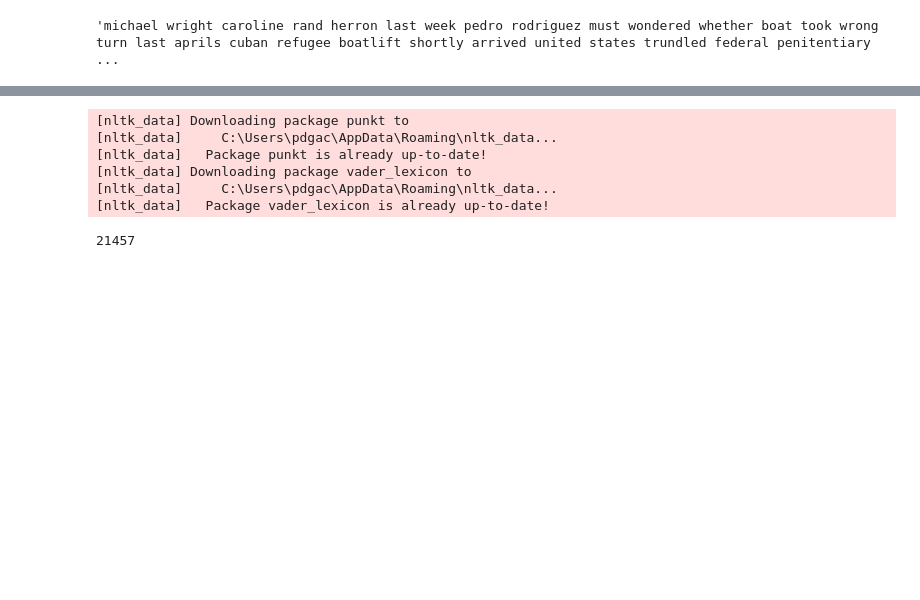
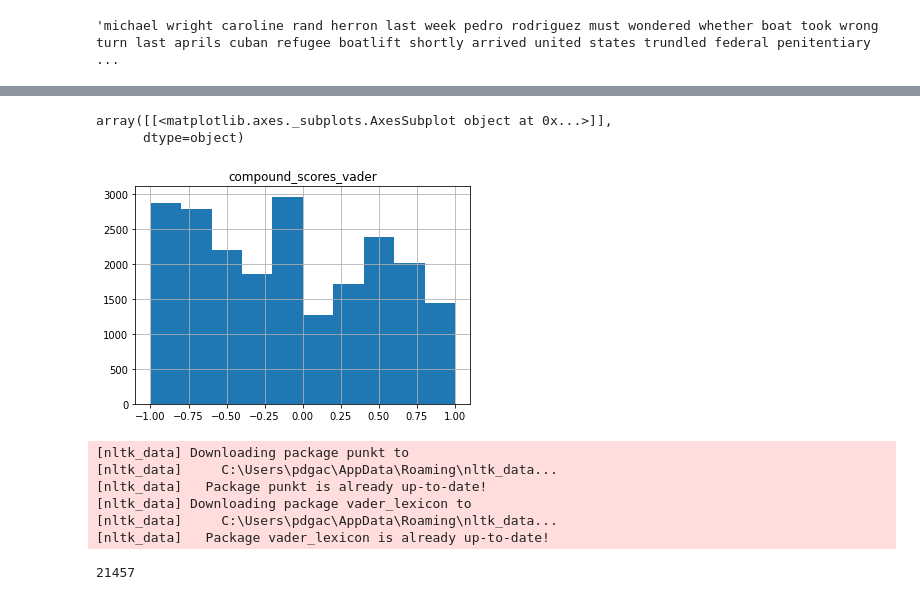
Before and after one commit to gcarvajal1222/Sentiment-Analysis-NYT-Immigration-Articles, a Jupyter notebook: NYT API python Sentiment Analysis.ipynb, the cells around one changed output, grey strips where cells are left out. Saved outputs shown, nothing was run; the diff lists cells and outputs as text; code cells hidden in the pictures; blank space fills up the shorter version.

Commit message:
Update vader sentiment to 0.05

```diff
--- a/NYT API python Sentiment Analysis.ipynb
+++ b/NYT API python Sentiment Analysis.ipynb
@@ -222,4 +202,4 @@ sentiment_scores = []
 for i in range(len(clean_text)):
     sentiment_scores.append(sentiment_analyzer_scores(clean_text[i]))
 # %%
-df['sentiment_scores'] = sentiment_scores
+df['sentiment_scores_vader'] = sentiment_scores
@@ -246,0 +206,24 @@ df
+# %%
+compound_scores = []
+for i in range(len(sentiment_scores)):
+    compound_scores.append(sentiment_scores[i]['compound'])
+
+neg_scores = []
+for i in range(len(sentiment_scores)):
+    neg_scores.append(sentiment_scores[i]['neg'])
+
+pos_scores = []
+for i in range(len(sentiment_scores)):
+    pos_scores.append(sentiment_scores[i]['pos'])
+# %%
+df['compound_scores_vader'] = compound_scores
+
+df['negative_scores_vader'] = neg_scores
+
+df['positive_scores_vader'] = pos_scores
+# %%
+df.hist(column = 'compound_scores_vader')
+# %% [output]
+array([[<matplotlib.axes._subplots.AxesSubplot object at 0x...>]],
+      dtype=object)
+[figure, added]
```
Also changed, not shown: parts of 21 cells of this notebook.
